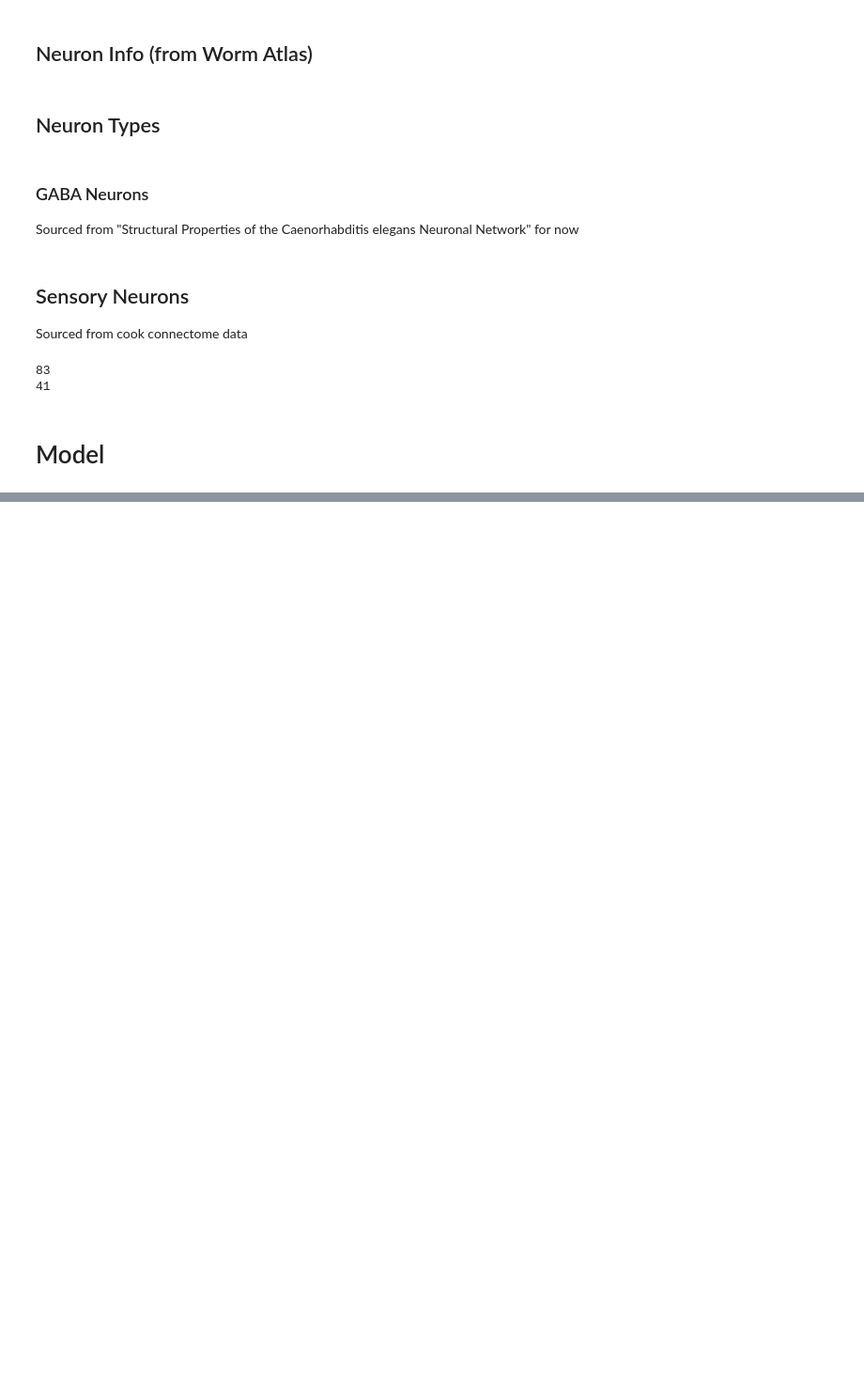
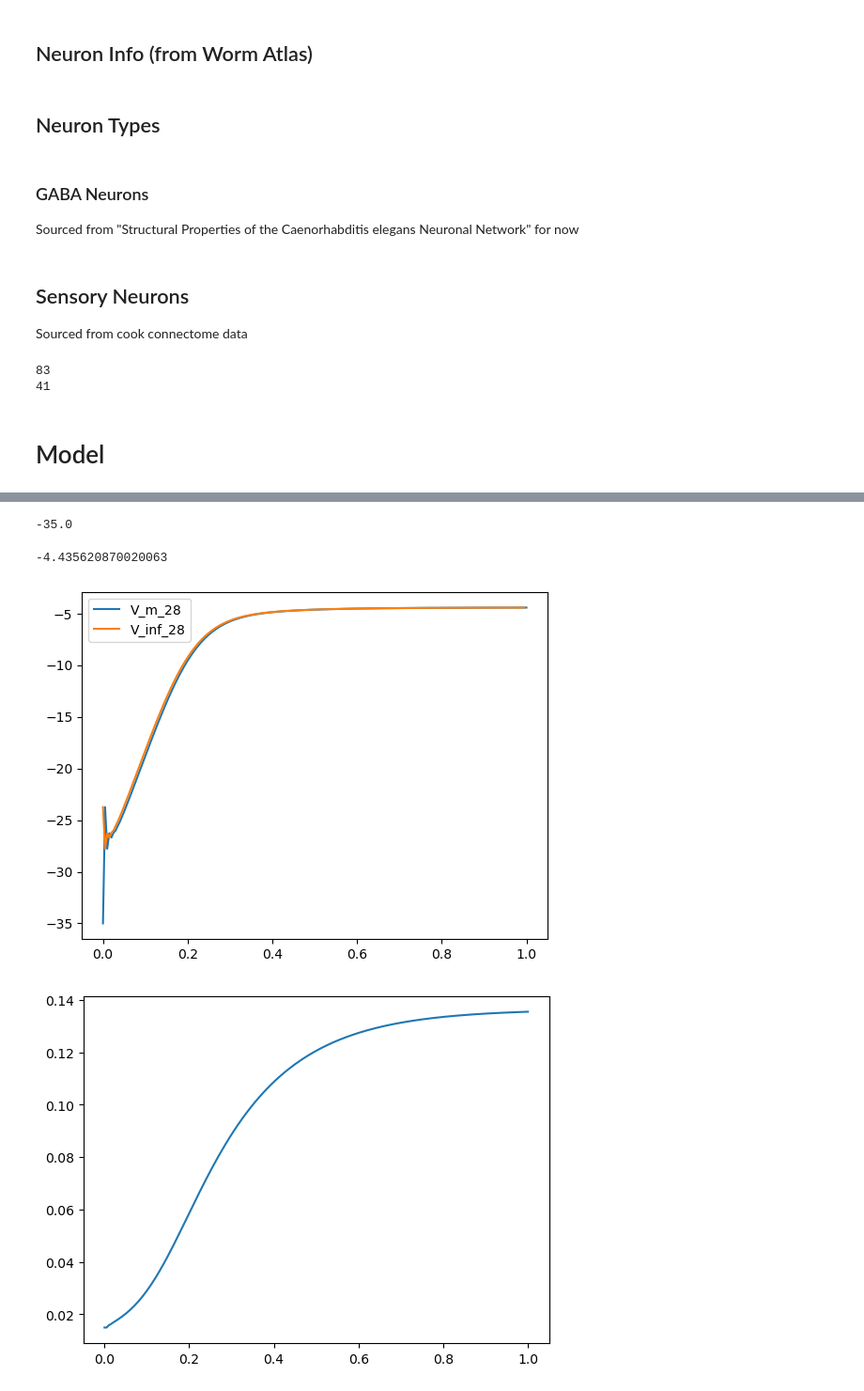
Before and after one commit to BenThrelfall/the_worm_machine, a Jupyter notebook: the_worm_model.ipynb, the cells around one changed output, grey strips where cells are left out. Shown: that part at 94% size. Drawn from its saved outputs; the diff is of its cells as text; code cells hidden in the pictures; blank space fills up the shorter version.

```diff
--- a/the_worm_model.ipynb
+++ b/the_worm_model.ipynb
@@ -257,0 +245,13 @@ for obj in [net, net2, net3]:
+# %%
+net.big_V[28]
+# %% [output]
+-35.0
+# %%
+bnet.big_V[28]
+# %% [output]
+-4.435620870020063
+# %%
+bnet.show_data(28)
+# %% [output]
+[figure, added]
+[figure, added]
```
Also changed, not shown: parts of 16 cells of this notebook, 7 other files.
